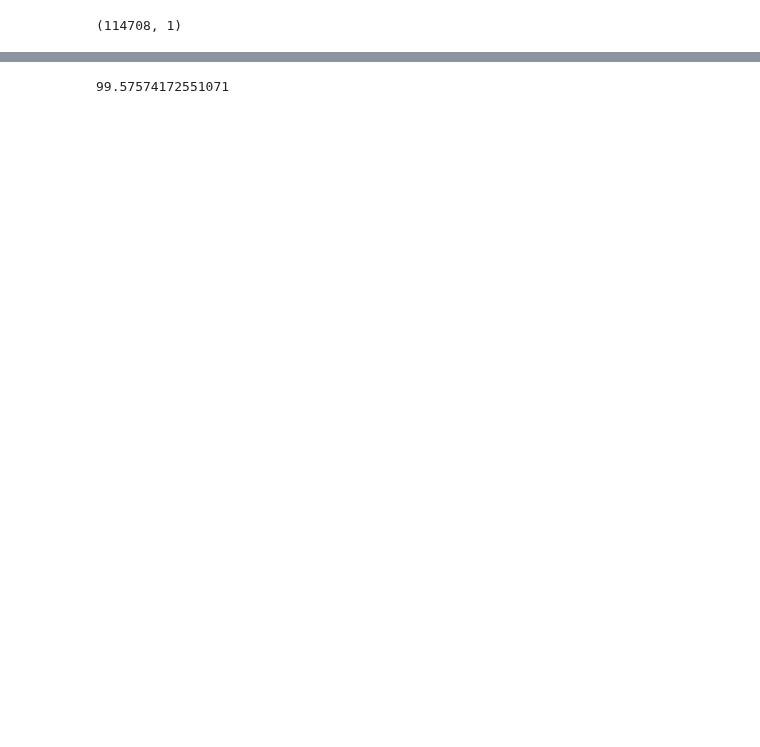
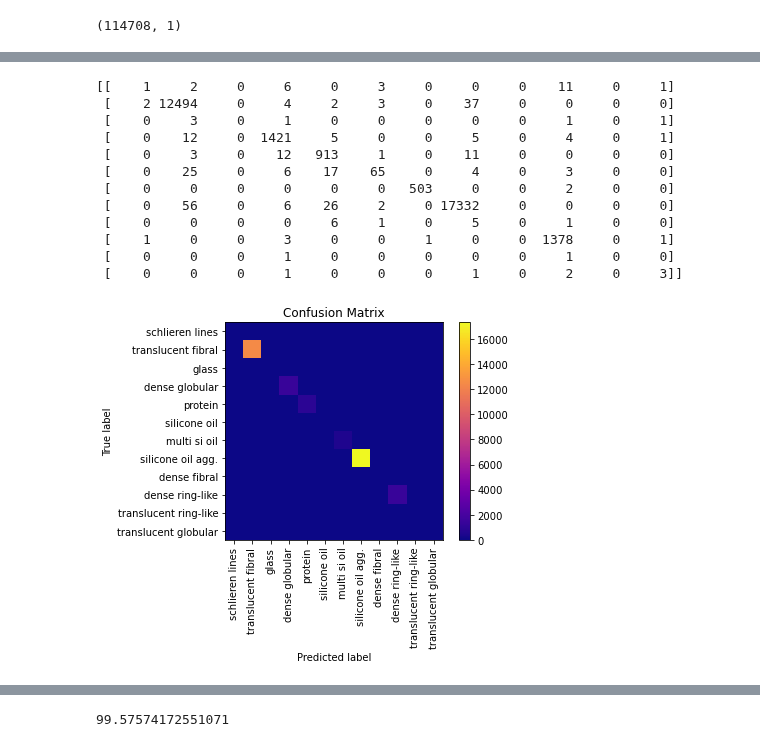
Before and after one commit to Scottholman33/KBI, a Jupyter notebook: ML_KBI_Start.ipynb, the cells around one changed output, grey strips where cells are left out. Drawn from its saved outputs; the diff is of its cells as text; code cells hidden in the pictures; blank space fills up the shorter version.

```diff
--- a/ML_KBI_Start.ipynb
+++ b/ML_KBI_Start.ipynb
@@ -79 +121,41 @@ Mean AUC Score - Random Forest:  nan
+# %%
+
+score_train_less_features=rfc2.score(important_features, Y_train)
+score_test_less_features=rfc2.score(test_imp_feat, Y_test)
+
+types=df['type'].unique()
+title_options = [("Confusion Matrix", None),("Normalized Confusion Matrix","true")]
+
+disp=ConfusionMatrixDisplay.from_estimator(rfc2, test_imp_feat, Y_test, display_labels=types, include_values=False,
+                                           cmap=plt.cm.plasma, xticks_rotation='vertical')
+disp.ax_.set_title("Confusion Matrix")
+
+print(disp.confusion_matrix)
+
+#for title, normalize in title_options:
+#    disp = ConfusionMatrixDisplay.from_estimator(
+#        rfc,
+#        X_test,
+#        Y_test,
+#        display_labels=types,
+#        cmap=plt.cm.Blues,
+#        normalize=normalize,)
+#    disp.ax_.set_title(title)
+
+#    print(title)
+#    print(disp.confusion_matrix)
+# %% [output]
+[[    1     2     0     6     0     3     0     0     0    11     0     1]
+ [    2 12494     0     4     2     3     0    37     0     0     0     0]
+ [    0     3     0     1     0     0     0     0     0     1     0     1]
+ [    0    12     0  1421     5     0     0     5     0     4     0     1]
+ [    0     3     0    12   913     1     0    11     0     0     0     0]
+ [    0    25     0     6    17    65     0     4     0     3     0     0]
+ [    0     0     0     0     0     0   503     0     0     2     0     0]
+ [    0    56     0     6    26     2     0 17332     0     0     0     0]
+ [    0     0     0     0     6     1     0     5     0     1     0     0]
+ [    1     0     0     3     0     0     1     0     0  1378     0     1]
+ [    0     0     0     1     0     0     0     0     0     1     0     0]
+ [    0     0     0     1     0     0     0     1     0     2     0     3]]
+[figure, added]
 # %%
```
Also changed, not shown: parts of 7 cells of this notebook.
